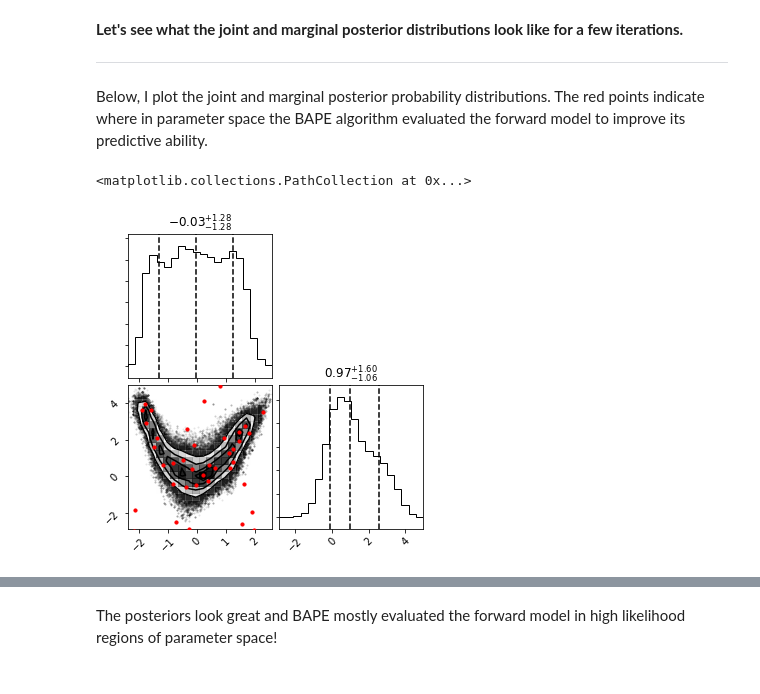
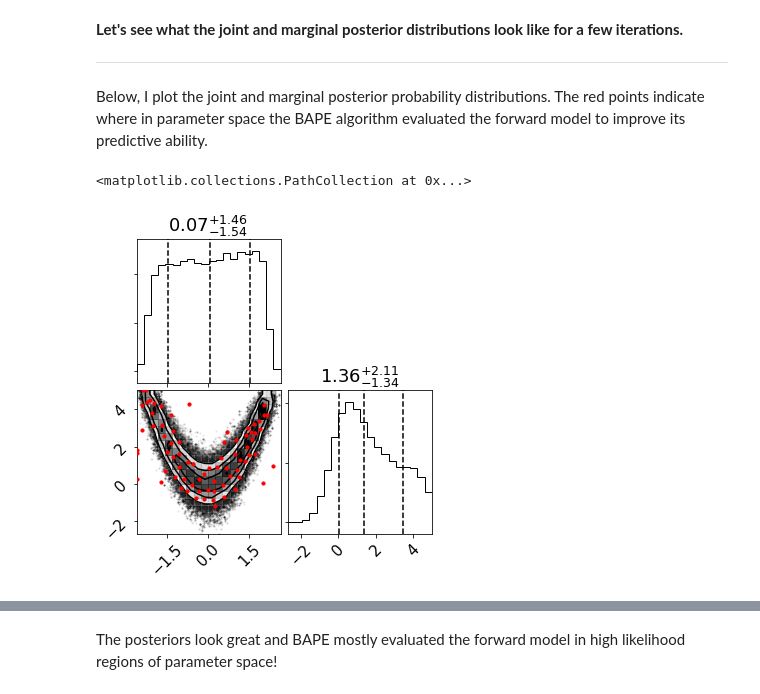
Before and after one commit to dflemin3/approxposterior, a Jupyter notebook: examples/Notebooks/example.ipynb, the cells around one changed output, grey strips where cells are left out. Saved outputs shown, nothing was run; the diff lists cells and outputs as text; code cells hidden in the pictures.

```diff
--- a/examples/Notebooks/example.ipynb
+++ b/examples/Notebooks/example.ipynb
@@ -18,7 +18,7 @@ import numpy as np
 
 import matplotlib as mpl
 import matplotlib.pyplot as plt
-mpl.rcParams.update({'font.size': 18})
+mpl.rcParams.update({'font.size': 15})
 # %% [markdown]
 **First, define model parameters.**
 
@@ -27,13 +27,14 @@ mpl.rcParams.update({'font.size': 18})
 # Define algorithm parameters
 m0 = 50                           # Initial size of training set
 m = 20                            # Number of new points to find each iteration
-nmax = 2                          # Maximum number of iterations
+nmax = 3                          # Maximum number of iterations
 bounds = [(-5,5), (-5,5)]         # Prior bounds
 algorithm = "bape"                # Use the Kandasamy et al. (2017) formalism
 
 # emcee MCMC parameters
 samplerKwargs = {"nwalkers" : 20}        # emcee.EnsembleSampler parameters
 mcmcKwargs = {"iterations" : int(1.0e4)} # emcee.EnsembleSampler.run_mcmc parameters
+seed = 57
 # %% [markdown]
 **Create a Gaussian Process Object using george**
 
@@ -76,7 +77,8 @@ Note that with cache = True, approxposterior will create a apRunii.h5 file for e
 # %%
 # Run!
 ap.run(m=m, nmax=nmax, estBurnin=True, mcmcKwargs=mcmcKwargs,
-       cache=True, samplerKwargs=samplerKwargs, verbose=False)
+       cache=False, samplerKwargs=samplerKwargs, verbose=False,
+       seed=seed)
 # %% [markdown]
 **Let's see what the joint and marginal posterior distributions look like for a few iterations.**
 
@@ -84,15 +86,14 @@ ap.run(m=m, nmax=nmax, estBurnin=True, mcmcKwargs=mcmcKwargs,
 
 Below, I plot the joint and marginal posterior probability distributions.  The red points indicate where in parameter space the BAPE algorithm evaluated the forward model to improve its predictive ability.
 # %%
-# 0th iteration...
-reader = emcee.backends.HDFBackend(ap.backends[0])
-samples = reader.get_chain(discard=ap.iburns[0], flat=True, thin=ap.ithins[0])
+# Final iteration!
+samples = ap.sampler.get_chain(discard=ap.iburns[-1], flat=True, thin=ap.ithins[-1])
 
 fig = corner.corner(samples, quantiles=[0.16, 0.5, 0.84], show_titles=True,
                     scale_hist=True, plot_contours=True);
 
 # Plot where forward model was evaluated
-fig.axes[2].scatter(ap.theta[:(m0+m),0], ap.theta[:(m0+m),1], s=10, color="red", zorder=20)
+fig.axes[2].scatter(ap.theta[:,0], ap.theta[:,1], s=10, color="red", zorder=20)
 # %% [output]
 <matplotlib.collections.PathCollection at 0x...>
-[figure, old version]
+[figure, new version]
```
Also changed, not shown: parts of 1 cell of this notebook, 11 other files.
